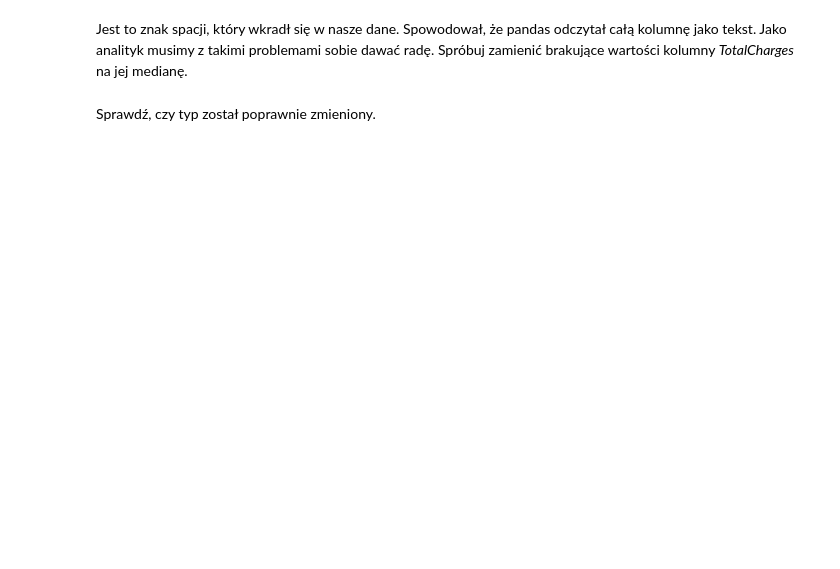
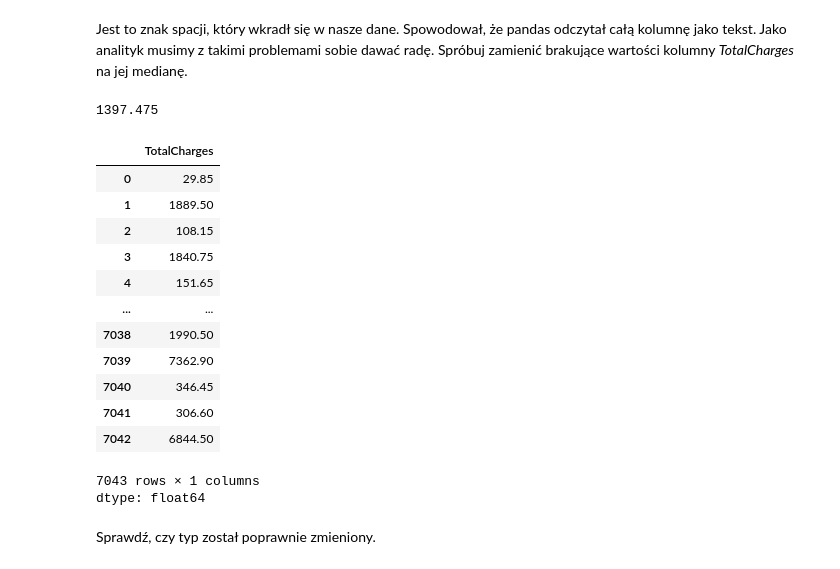
Before and after one commit to sebekpro/python-krakowiak, a Jupyter notebook: 250-data-science-bootcamp-w-jezyku-python/131_140_exercises.ipynb, the cells around one changed output. Saved outputs shown, nothing was run; the diff lists cells and outputs as text; code cells hidden in the pictures; blank space fills up the shorter version.

```diff
--- a/250-data-science-bootcamp-w-jezyku-python/131_140_exercises.ipynb
+++ b/250-data-science-bootcamp-w-jezyku-python/131_140_exercises.ipynb
@@ -58,14 +112,37 @@ df['TotalCharges'].value_counts()[:3].index
 # %% [markdown]
 Jest to znak spacji, który wkradł się w nasze dane. Spowodował, że pandas odczytał całą kolumnę jako tekst. Jako analityk musimy z takimi problemami sobie dawać radę. Spróbuj zamienić brakujące wartości kolumny _TotalCharges_ na jej medianę.
 # %%
+from re import T
 # Obliczenie mediany dla kolumny TotalCharges
 # tutaj wpisz rozwiązanie
+df['TotalCharges'] = pd.to_numeric(df['TotalCharges'], errors = 'coerce')
+median_total = df['TotalCharges'].median()
+print(median_total)
 
 # Wypełnienie brakujących wartości medianą
 # tutaj wpisz rozwiązanie
+df['TotalCharges'] = df['TotalCharges'].fillna(median_total)
 
 # Konwersja kolumny TotalCharges do typu float
 # tutaj wpisz rozwiązanie
+df['TotalCharges'] = df['TotalCharges'].astype(float)
+df['TotalCharges']
+# %% [output]
+1397.475
+|  | TotalCharges |
+| 0 | 29.85 |
+| 1 | 1889.50 |
+| 2 | 108.15 |
+| 3 | 1840.75 |
+| 4 | 151.65 |
+| ... | ... |
+| 7038 | 1990.50 |
+| 7039 | 7362.90 |
+| 7040 | 346.45 |
+| 7041 | 306.60 |
+| 7042 | 6844.50 |
+7043 rows × 1 columns
+dtype: float64
 # %% [markdown]
 Sprawdź, czy typ został poprawnie zmieniony.
 # %%
```
Also changed, not shown: parts of 10 cells of this notebook.
